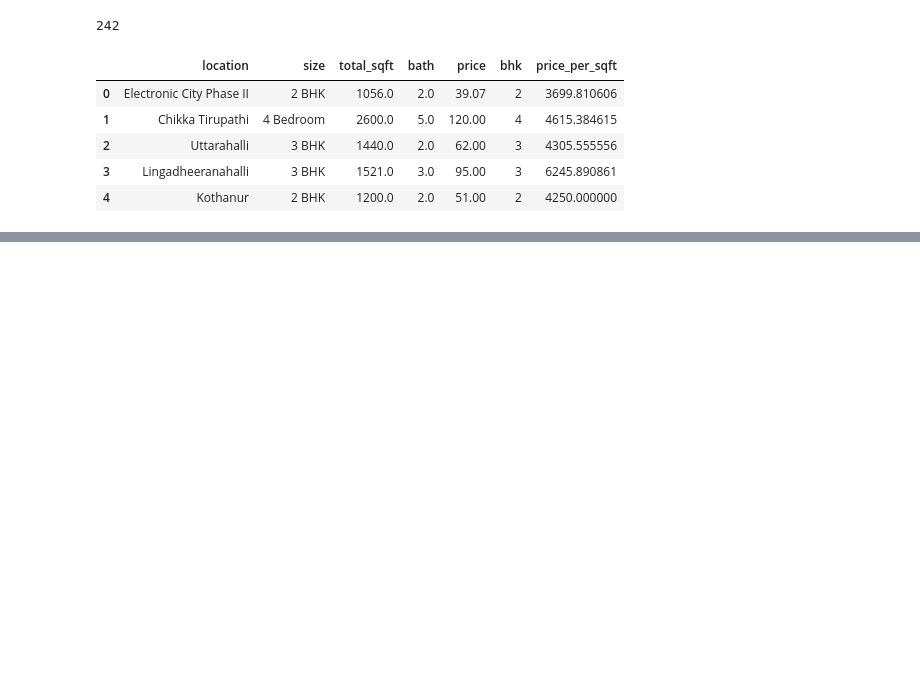
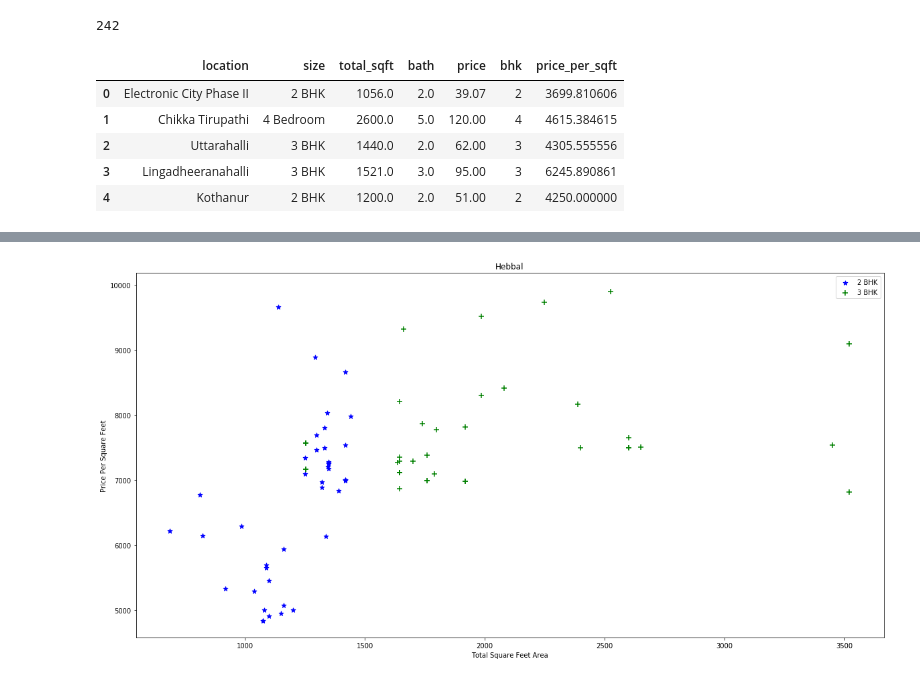
Before and after one commit to adityataksande/price-predictor, a Jupyter notebook: price_predictor.ipynb, the cells around one changed output, grey strips where cells are left out. Saved outputs shown, nothing was run; the diff lists cells and outputs as text; code cells hidden in the pictures; blank space fills up the shorter version.

```diff
--- a/price_predictor.ipynb
+++ b/price_predictor.ipynb
@@ -270,0 +358,4 @@ df5.head()
+# %%
+plot_scatter_chart(df8,"Hebbal")
+# %% [output]
+[figure, added]
```
Also changed, not shown: parts of 20 cells of this notebook.
